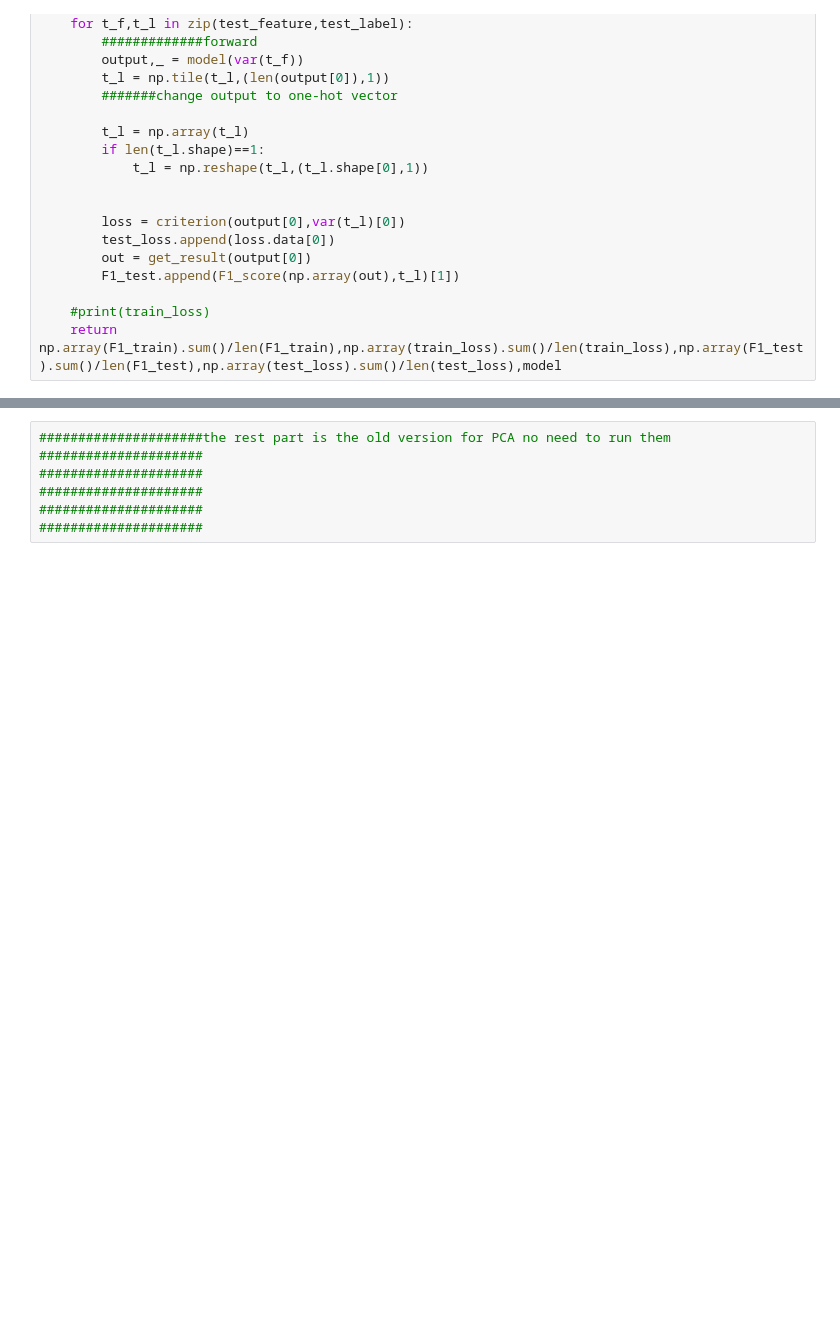
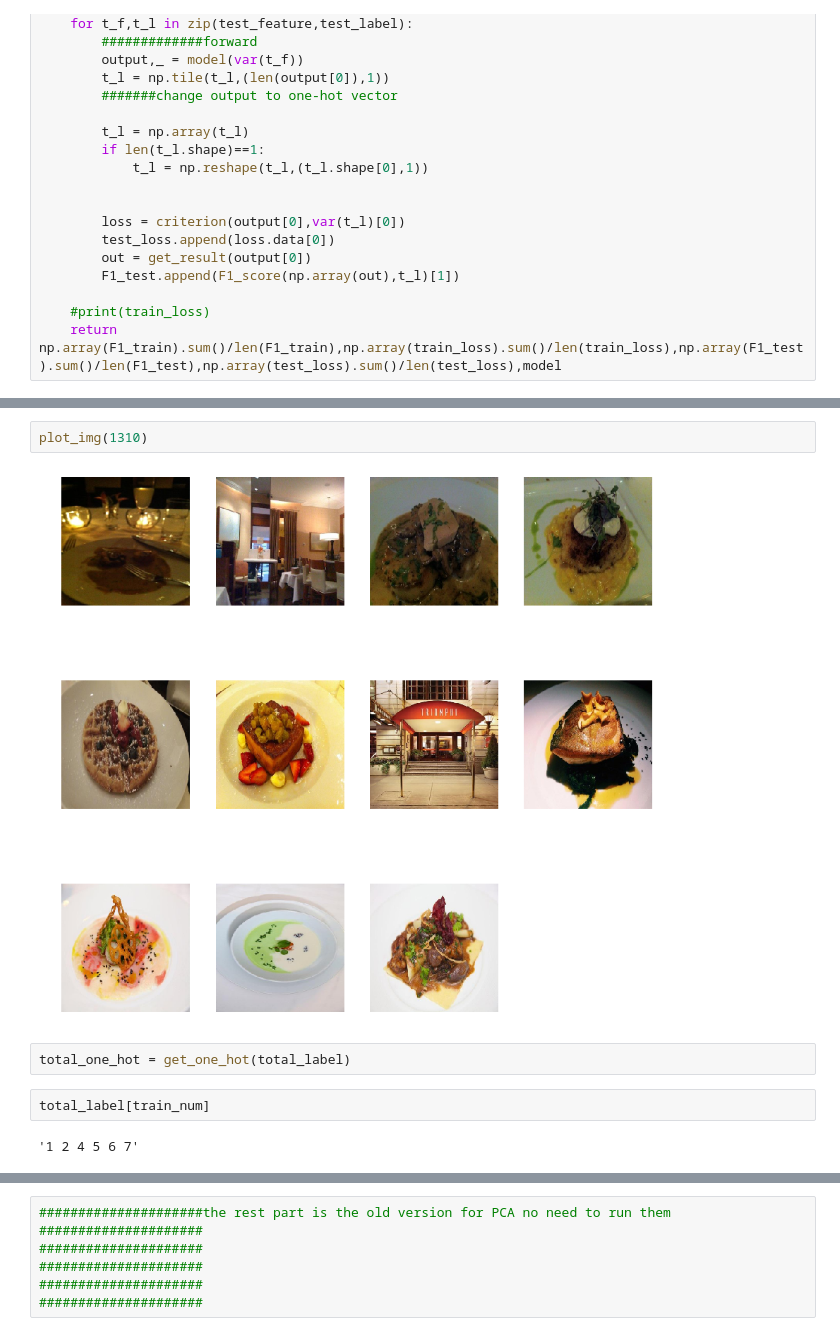
Before and after one commit to Mathison/Yelp-Restaurant-Photo-Classification, a Jupyter notebook: Model1-RNN.ipynb, the cells around one changed output, grey strips where cells are left out. Saved outputs shown, nothing was run; the diff lists cells and outputs as text; blank space fills up the shorter version.

```diff
--- a/Model1-RNN.ipynb
+++ b/Model1-RNN.ipynb
@@ -538,0 +598,10 @@ Finish training
+# %%
+plot_img(1310)
+# %% [output]
+[figure, added]
+# %%
+total_one_hot = get_one_hot(total_label)
+# %%
+total_label[train_num]
+# %% [output]
+'1 2 4 5 6 7'
```
Also changed, not shown: parts of 16 cells of this notebook.
